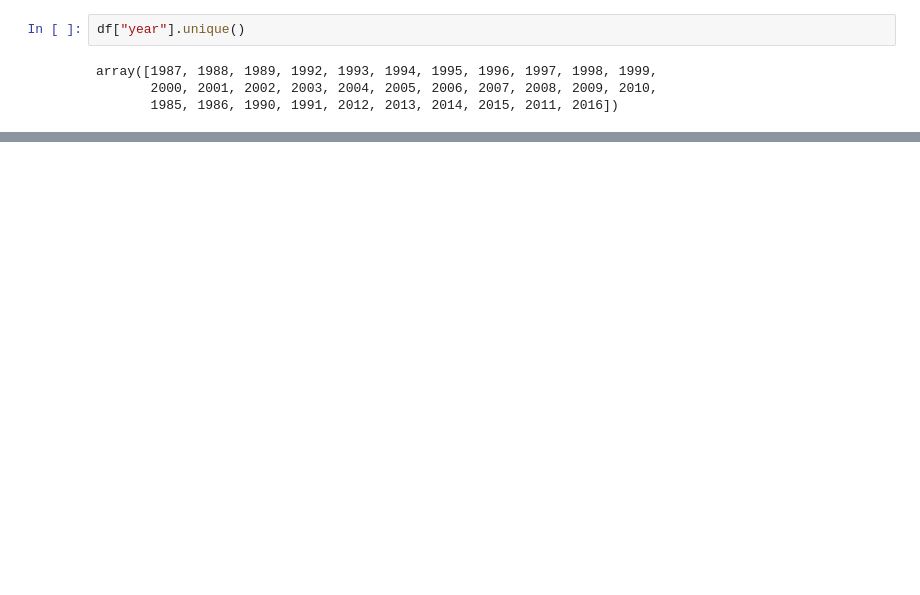
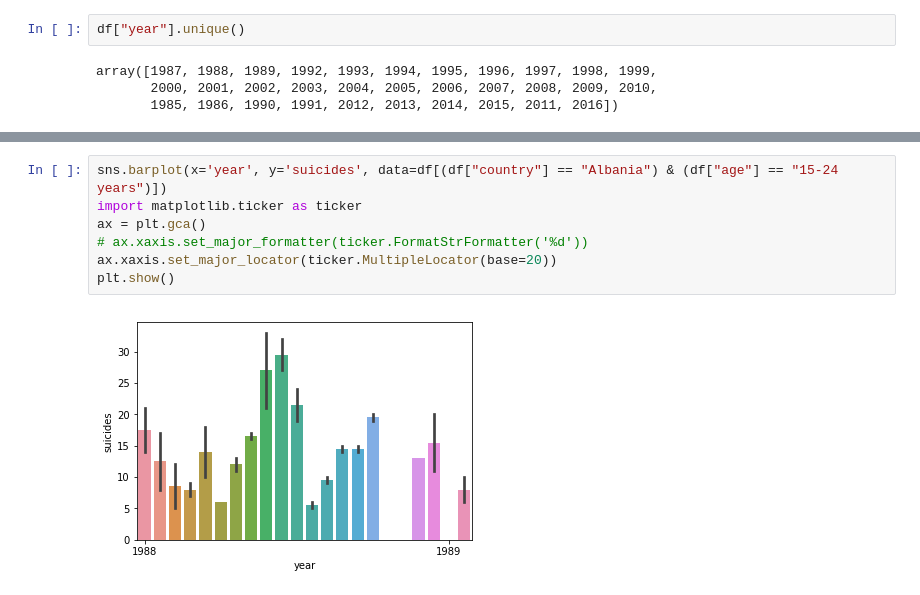
Before and after one commit to Sukhrobjon/DS-1.1, a Jupyter notebook: final_project/suicide_rate_1983_2016.ipynb, the cells around one changed output, grey strips where cells are left out. Cells and saved outputs as stored; diff of their text form; blank space fills up the shorter version.

```diff
--- a/final_project/suicide_rate_1983_2016.ipynb
+++ b/final_project/suicide_rate_1983_2016.ipynb
@@ -94,0 +100,9 @@ array([1987, 1988, 1989, 1992, 1993, 1994, 1995, 1996, 1997, 1998, 1999,
+# %%
+sns.barplot(x='year', y='suicides', data=df[(df["country"] == "Albania") & (df["age"] == "15-24 years")])
+import matplotlib.ticker as ticker
+ax = plt.gca()
+# ax.xaxis.set_major_formatter(ticker.FormatStrFormatter('%d'))
+ax.xaxis.set_major_locator(ticker.MultipleLocator(base=20))
+plt.show()
+# %% [output]
+[figure, added]
```
Also changed, not shown: parts of 8 cells of this notebook, 1 other file.
